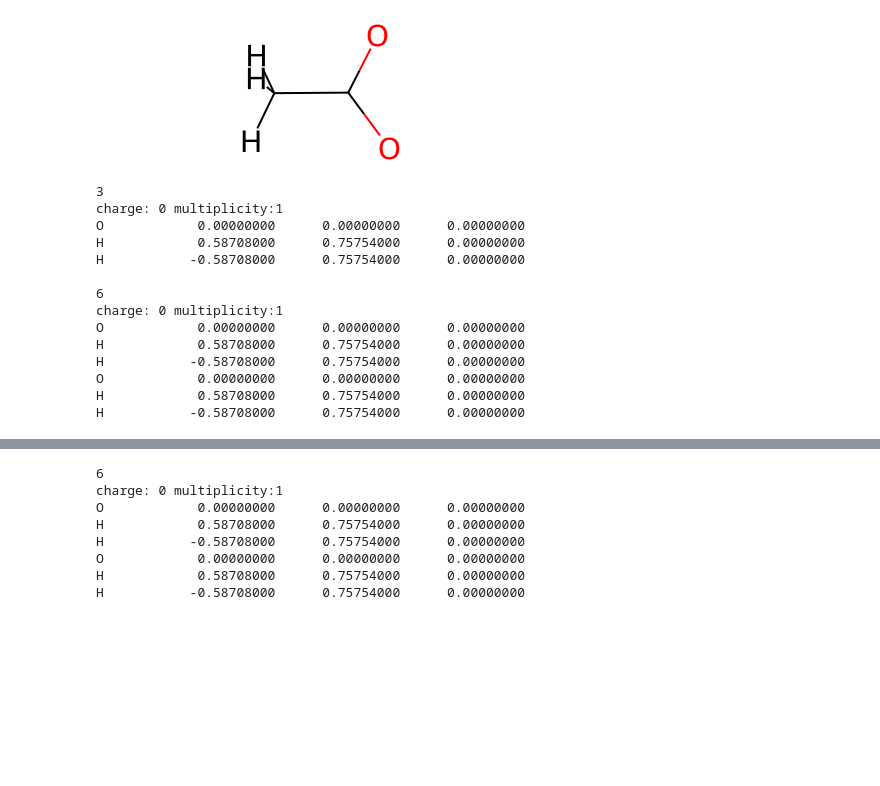
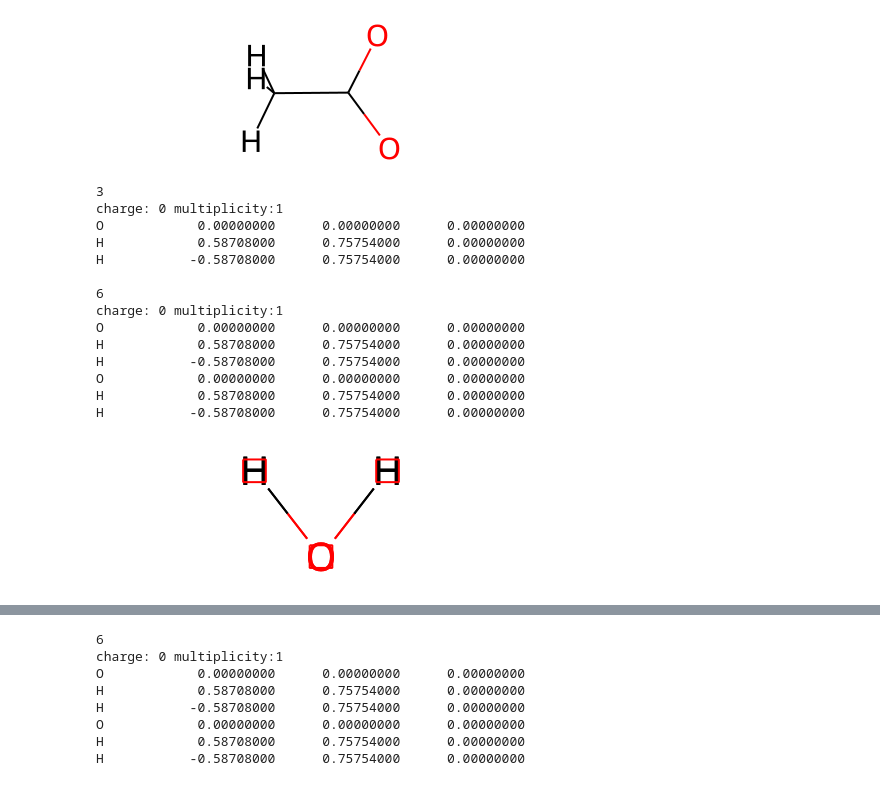
Before and after one commit to e-florez/amcess, a Jupyter notebook: workflow/08_rdkit.ipynb, the cells around one changed output, grey strips where cells are left out. Saved outputs shown, nothing was run; the diff lists cells and outputs as text; code cells hidden in the pictures; blank space fills up the shorter version.

```diff
--- a/workflow/08_rdkit.ipynb
+++ b/workflow/08_rdkit.ipynb
@@ -193,23 +230,25 @@ H           -1.01286333      0.72360479     -0.74106701
 # %%
 water = [("O", 0, 0, 0), ("H", 0.58708, 0.75754, 0), ("H", -0.58708, 0.75754, 0)]
 water_molecule = Molecule(water)
-print(water_molecule.GetBlockXYZ)
+print(water_molecule)
 water_molecule += water_molecule
-print(water_molecule.GetBlockXYZ)
+print(water_molecule)
+water_molecule
 # %% [output]
 3
 charge: 0 multiplicity:1
 O            0.00000000      0.00000000      0.00000000
 H            0.58708000      0.75754000      0.00000000
 H           -0.58708000      0.75754000      0.00000000
 
 6
 charge: 0 multiplicity:1
 O            0.00000000      0.00000000      0.00000000
 H            0.58708000      0.75754000      0.00000000
 H           -0.58708000      0.75754000      0.00000000
 O            0.00000000      0.00000000      0.00000000
 H            0.58708000      0.75754000      0.00000000
 H           -0.58708000      0.75754000      0.00000000
+[figure, added]
 # %%
 water_molecule = Molecule(3 * water)
```
Also changed, not shown: parts of 14 cells of this notebook, 1 other file.
